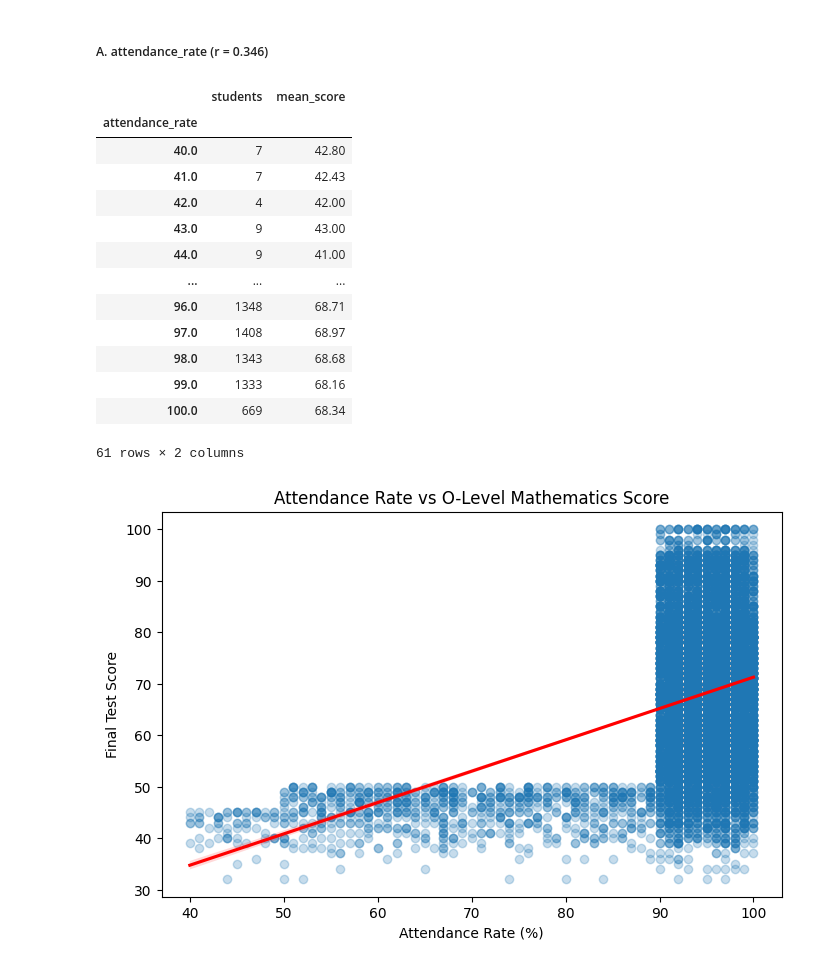
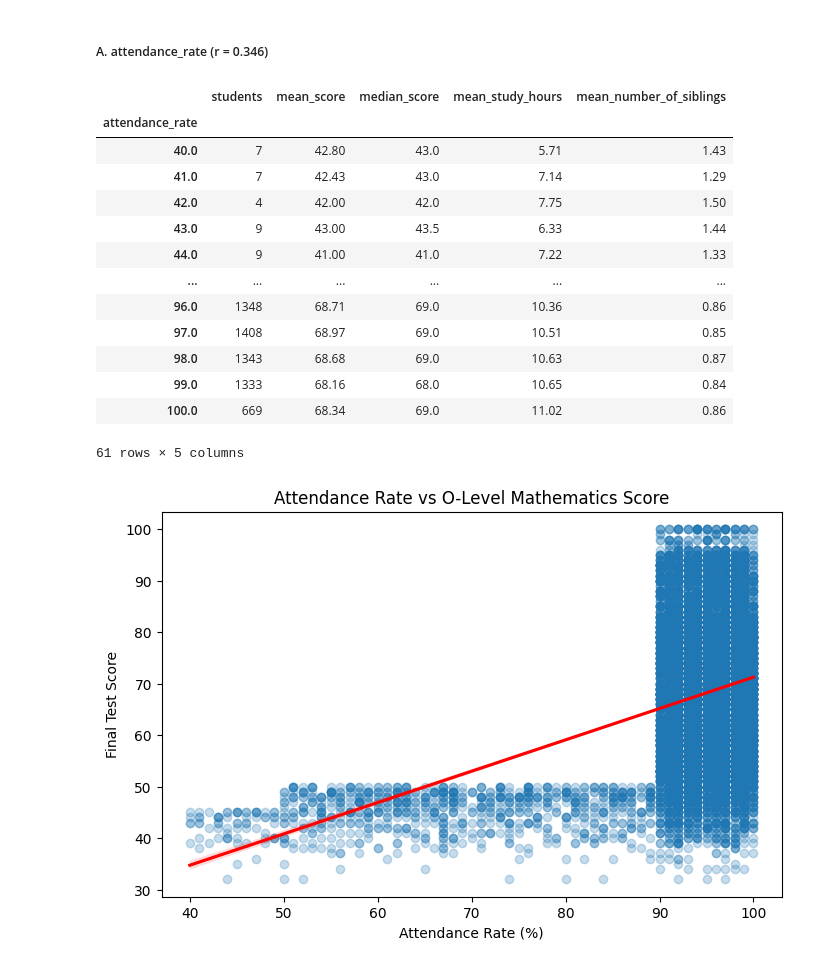
Before and after one commit to thedataanalyst-ylime/o-level-mathematics-performance-analysis, a Jupyter notebook: eda.ipynb, the cells around one changed output. Drawn from its saved outputs; the diff is of its cells as text; code cells hidden in the pictures.

```diff
--- a/eda.ipynb
+++ b/eda.ipynb
@@ -1290,30 +1331,33 @@ for col in categorical_features:
 # %%
 attendance_analysis = (
     df_clean
     .groupby("attendance_rate")
     .agg(
         students=("student_id", "count"),
-        mean_score=("final_test", "mean")
+        mean_score=("final_test", "mean"),
+        median_score=("final_test", "median"),
+        mean_study_hours=("hours_per_week", "mean"),
+        mean_number_of_siblings=("number_of_siblings", "mean")
     )
     .round(2)
 )
 
 attendance_analysis
 # %% [output]
-|  | students | mean_score |
-| attendance_rate |  |  |
-| 40.0 | 7 | 42.80 |
-| 41.0 | 7 | 42.43 |
-| 42.0 | 4 | 42.00 |
-| 43.0 | 9 | 43.00 |
-| 44.0 | 9 | 41.00 |
-| ... | ... | ... |
-| 96.0 | 1348 | 68.71 |
-| 97.0 | 1408 | 68.97 |
-| 98.0 | 1343 | 68.68 |
-| 99.0 | 1333 | 68.16 |
-| 100.0 | 669 | 68.34 |
+|  | students | mean_score | median_score | mean_study_hours | mean_number_of_siblings |
+| attendance_rate |  |  |  |  |  |
+| 40.0 | 7 | 42.80 | 43.0 | 5.71 | 1.43 |
+| 41.0 | 7 | 42.43 | 43.0 | 7.14 | 1.29 |
+| 42.0 | 4 | 42.00 | 42.0 | 7.75 | 1.50 |
+| 43.0 | 9 | 43.00 | 43.5 | 6.33 | 1.44 |
+| 44.0 | 9 | 41.00 | 41.0 | 7.22 | 1.33 |
+| ... | ... | ... | ... | ... | ... |
+| 96.0 | 1348 | 68.71 | 69.0 | 10.36 | 0.86 |
+| 97.0 | 1408 | 68.97 | 69.0 | 10.51 | 0.85 |
+| 98.0 | 1343 | 68.68 | 69.0 | 10.63 | 0.87 |
+| 99.0 | 1333 | 68.16 | 68.0 | 10.65 | 0.84 |
+| 100.0 | 669 | 68.34 | 69.0 | 11.02 | 0.86 |
-61 rows × 2 columns
+61 rows × 5 columns
 # %%
 plt.figure(figsize=(8, 5))
 
```
Also changed, not shown: parts of 30 cells of this notebook.
